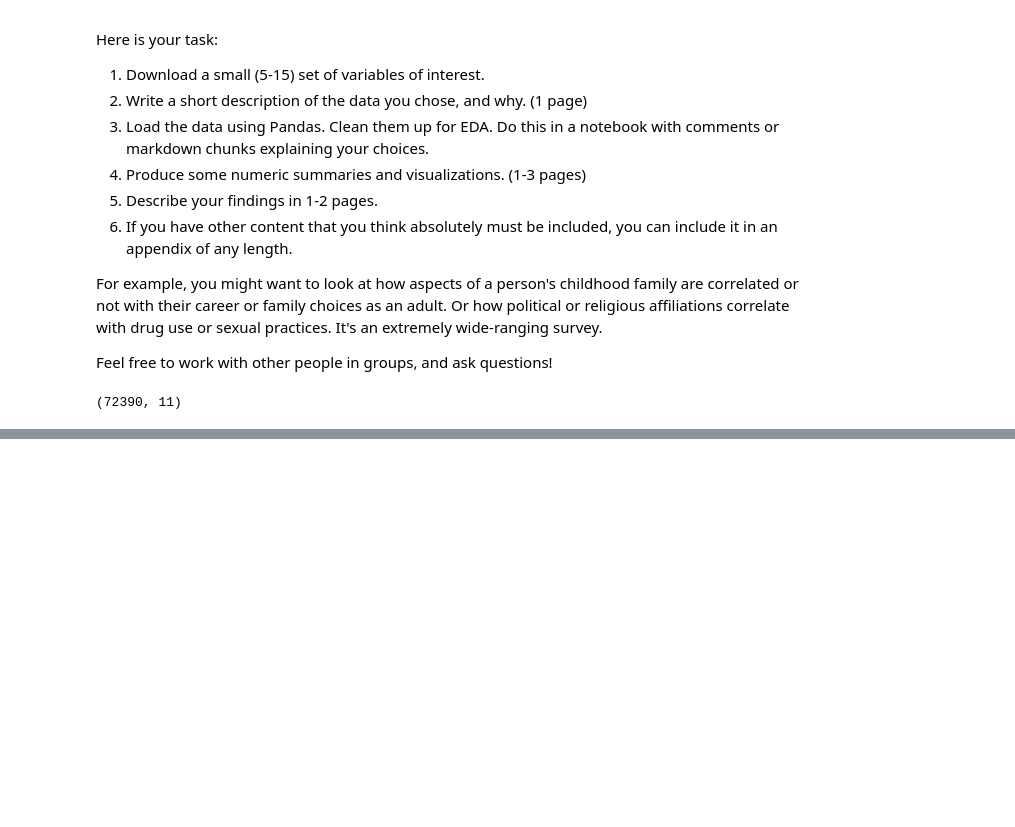
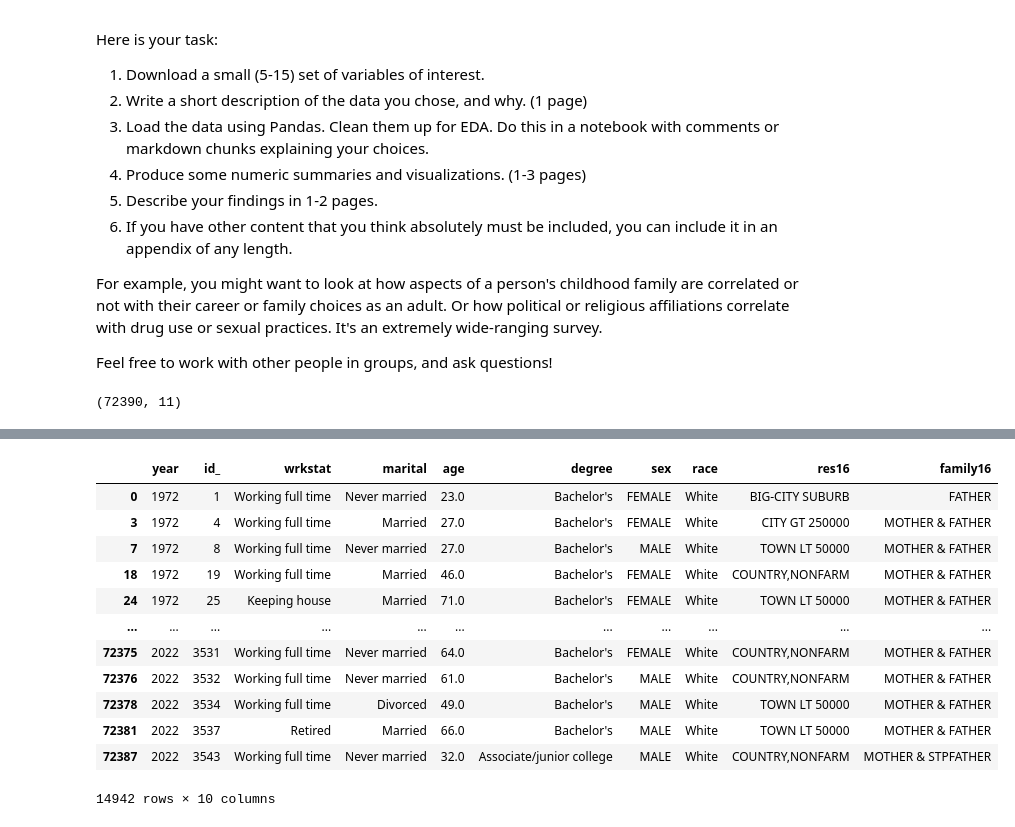
Before and after one commit to jac7az/EDA, a Jupyter notebook: lab/gss.ipynb, the cells around one changed output, grey strips where cells are left out. Saved outputs shown, nothing was run; the diff lists cells and outputs as text; code cells hidden in the pictures; blank space fills up the shorter version.

```diff
--- a/lab/gss.ipynb
+++ b/lab/gss.ipynb
@@ -97,0 +85,26 @@ array([21, 20, 22, 19, 18])
+# %%
+##Analyzing family status v. highest education completed
+
+gss['family16'].describe()
+
+family_degree=pd.crosstab(gss['family16'],gss['degree'].isin(['Associate/junior college',"Bachelor's","Graduate degree"]))
+# family_degree=family_degree.reset_index().melt(id_vars='family16',var_name='degree',value_name='counts')
+family_degree=gss[(gss['degree'].isin(['Associate/junior college',"Bachelor's","Graduate degree"]))]
+
+
+family_degree
+# sns.scatterplot(family_degree,x='degree',y='counts',hue='family16')
+# %% [output]
+|  | year | id_ | wrkstat | marital | age | degree | sex | race | res16 | family16 |
+| 0 | 1972 | 1 | Working full time | Never married | 23.0 | Bachelor's | FEMALE | White | BIG-CITY SUBURB | FATHER |
+| 3 | 1972 | 4 | Working full time | Married | 27.0 | Bachelor's | FEMALE | White | CITY GT 250000 | MOTHER & FATHER |
+| 7 | 1972 | 8 | Working full time | Never married | 27.0 | Bachelor's | MALE | White | TOWN LT 50000 | MOTHER & FATHER |
+| 18 | 1972 | 19 | Working full time | Married | 46.0 | Bachelor's | FEMALE | White | COUNTRY,NONFARM | MOTHER & FATHER |
+| 24 | 1972 | 25 | Keeping house | Married | 71.0 | Bachelor's | FEMALE | White | TOWN LT 50000 | MOTHER & FATHER |
+| ... | ... | ... | ... | ... | ... | ... | ... | ... | ... | ... |
+| 72375 | 2022 | 3531 | Working full time | Never married | 64.0 | Bachelor's | FEMALE | White | COUNTRY,NONFARM | MOTHER & FATHER |
+| 72376 | 2022 | 3532 | Working full time | Never married | 61.0 | Bachelor's | MALE | White | COUNTRY,NONFARM | MOTHER & FATHER |
+| 72378 | 2022 | 3534 | Working full time | Divorced | 49.0 | Bachelor's | MALE | White | TOWN LT 50000 | MOTHER & FATHER |
+| 72381 | 2022 | 3537 | Retired | Married | 66.0 | Bachelor's | MALE | White | TOWN LT 50000 | MOTHER & FATHER |
+| 72387 | 2022 | 3543 | Working full time | Never married | 32.0 | Associate/junior college | MALE | White | COUNTRY,NONFARM | MOTHER & STPFATHER |
+14942 rows × 10 columns
```
Also changed, not shown: parts of 5 cells of this notebook.
